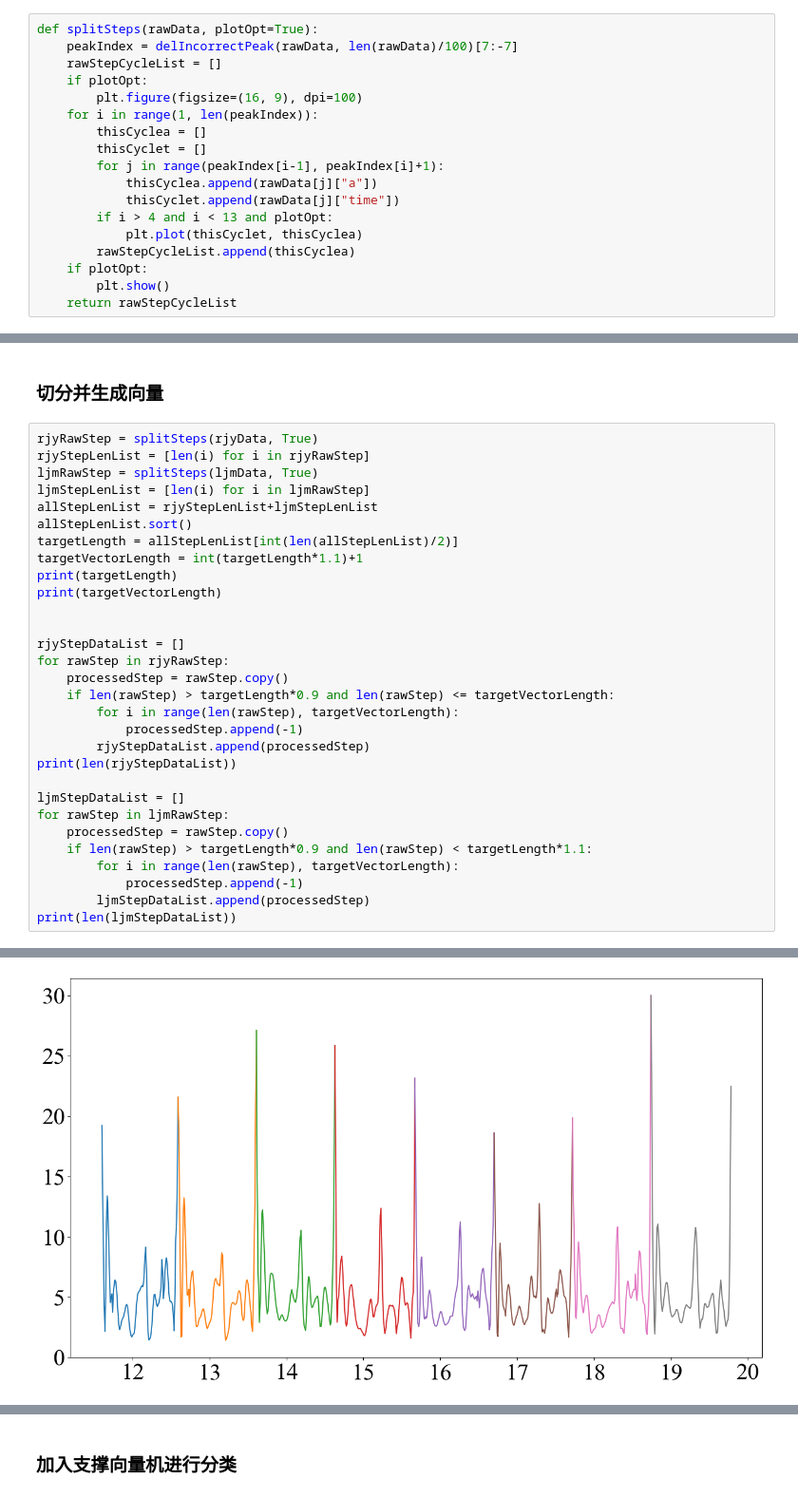
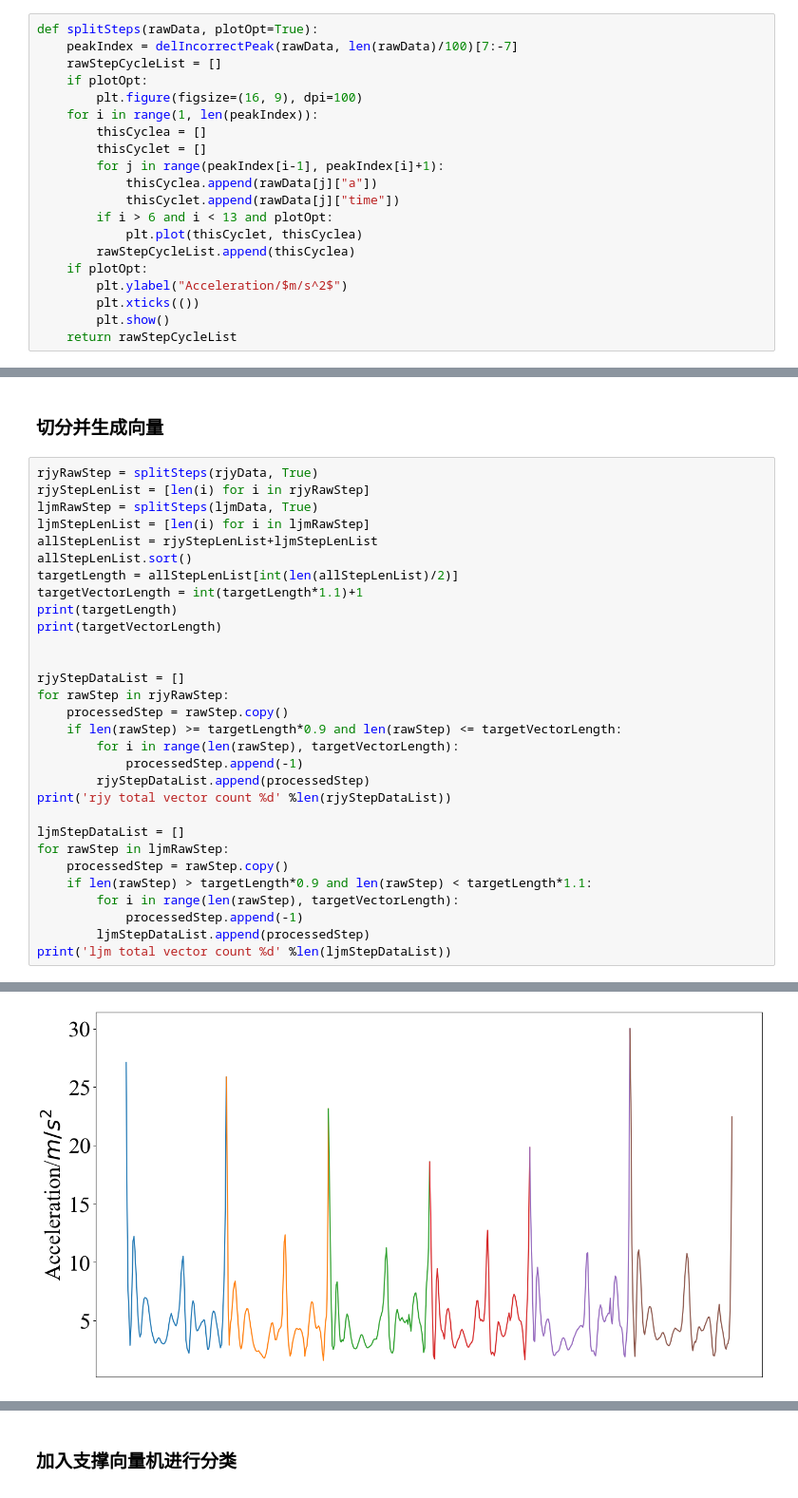
Before and after one commit to MilesPoupart/gait-recognition-with-accelerator, a Jupyter notebook: process.ipynb, the cells around one changed output, grey strips where cells are left out. Shown at 95% size. Saved outputs shown, nothing was run; the diff lists cells and outputs as text.

```diff
--- a/process.ipynb
+++ b/process.ipynb
@@ -287,10 +287,12 @@ def splitSteps(rawData, plotOpt=True):
         for j in range(peakIndex[i-1], peakIndex[i]+1):
             thisCyclea.append(rawData[j]["a"])
             thisCyclet.append(rawData[j]["time"])
-        if i > 4 and i < 13 and plotOpt:
+        if i > 6 and i < 13 and plotOpt:
             plt.plot(thisCyclet, thisCyclea)
         rawStepCycleList.append(thisCyclea)
     if plotOpt:
+        plt.ylabel("Acceleration/$m/s^2$")
+        plt.xticks(())
         plt.show()
     return rawStepCycleList
 # %% [markdown]
@@ -349,11 +351,11 @@ print(targetVectorLength)
 rjyStepDataList = []
 for rawStep in rjyRawStep:
     processedStep = rawStep.copy()
-    if len(rawStep) > targetLength*0.9 and len(rawStep) <= targetVectorLength:
+    if len(rawStep) >= targetLength*0.9 and len(rawStep) <= targetVectorLength:
         for i in range(len(rawStep), targetVectorLength):
             processedStep.append(-1)
         rjyStepDataList.append(processedStep)
-print(len(rjyStepDataList))
+print('rjy total vector count %d' %len(rjyStepDataList))
 
 ljmStepDataList = []
 for rawStep in ljmRawStep:
@@ -362,7 +364,7 @@ for rawStep in ljmRawStep:
         for i in range(len(rawStep), targetVectorLength):
             processedStep.append(-1)
         ljmStepDataList.append(processedStep)
-print(len(ljmStepDataList))
+print('ljm total vector count %d' %len(ljmStepDataList))
 # %% [output]
 1388
 410
@@ -371,4 +373,4 @@ print(len(ljmStepDataList))
-[figure, old version]
+[figure, new version]
 5219
 1515
 526
```
Also changed, not shown: parts of 2 cells of this notebook.
